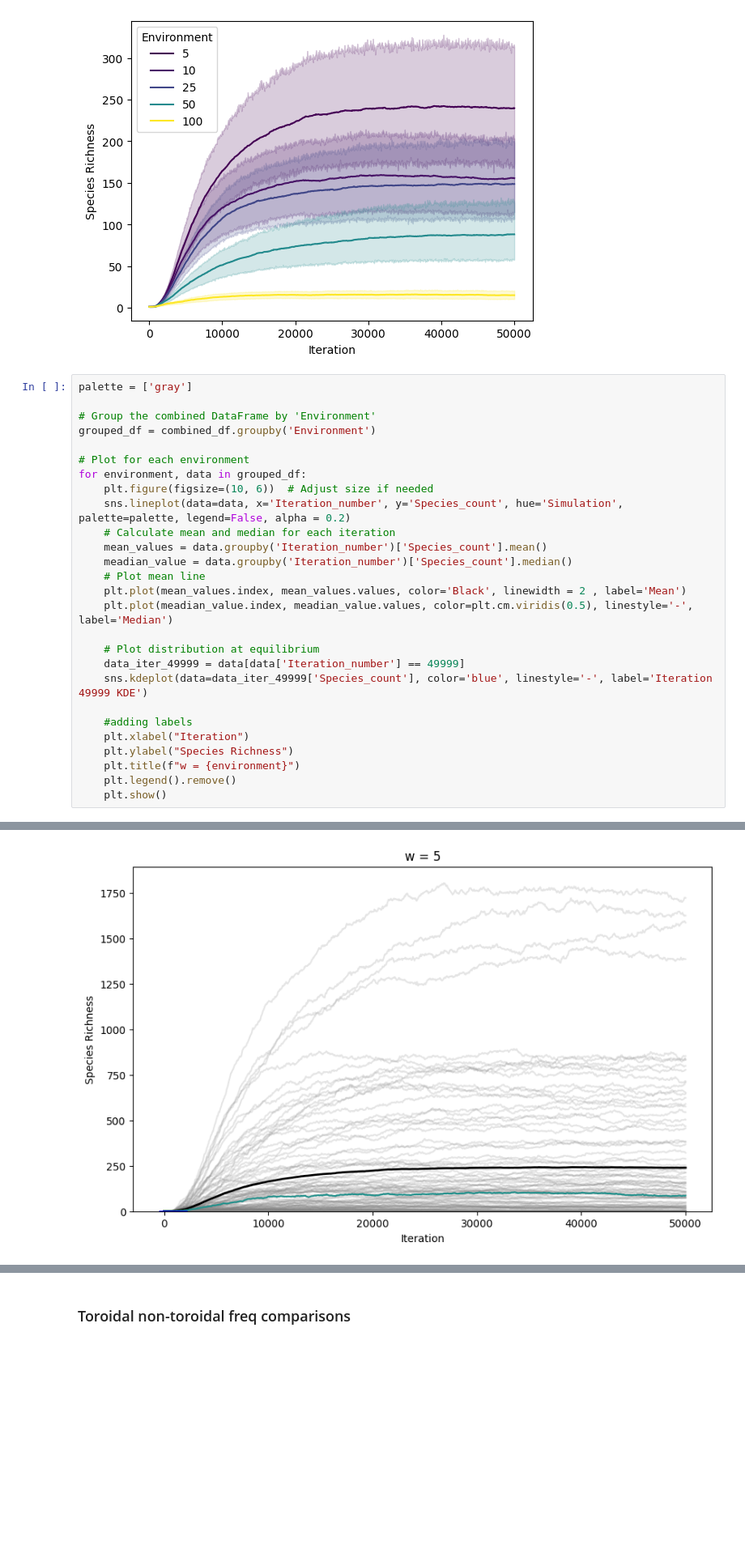
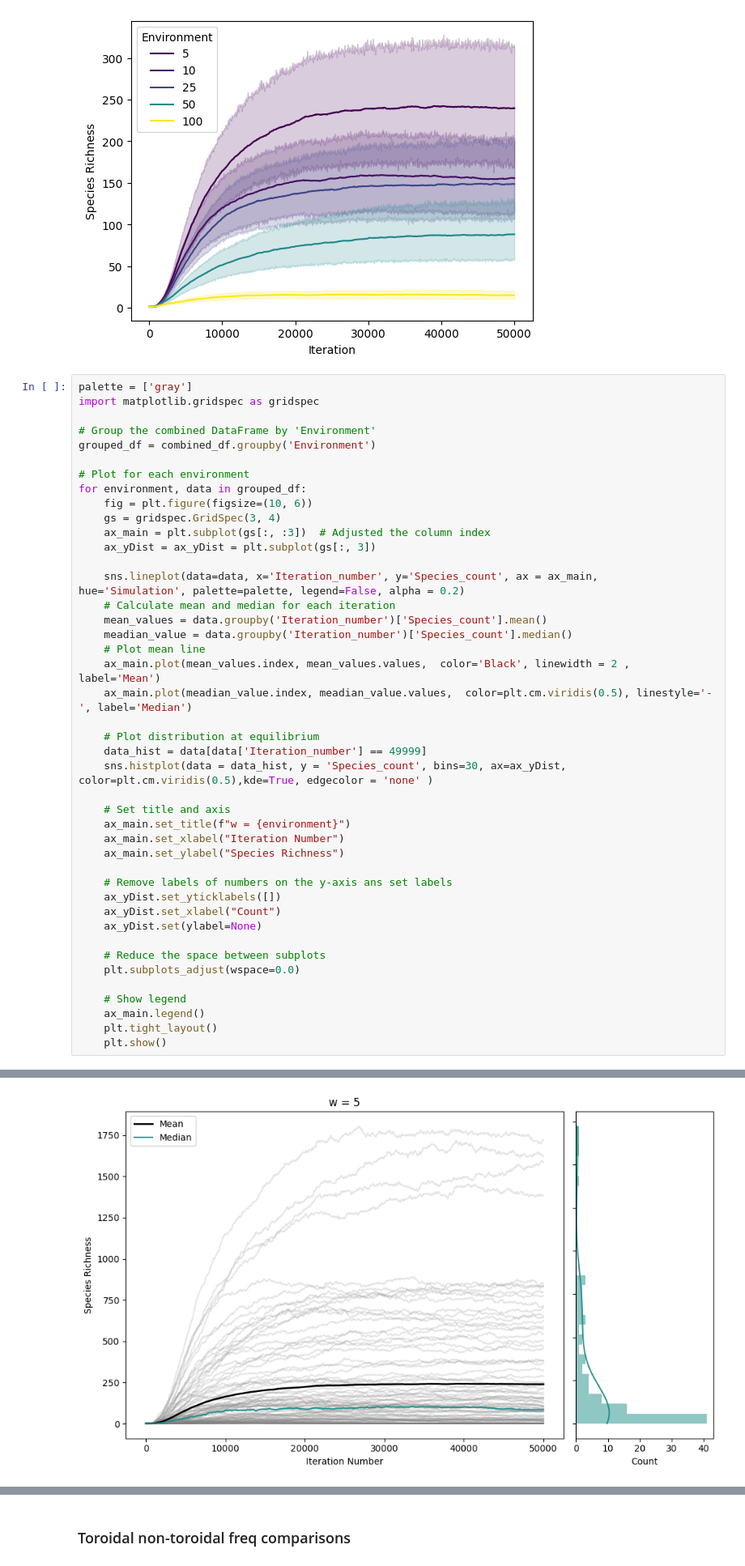
Before and after one commit to giuliabernardinieco/revosim-simulations, a Jupyter notebook: batches-results.ipynb, the cells around one changed output, grey strips where cells are left out. Shown at 81% size. Cells and saved outputs as stored; diff of their text form; blank space fills up the shorter version.

Commit message:
new charts and code re-structure

```diff
--- a/batches-results.ipynb
+++ b/batches-results.ipynb
@@ -76,30 +76,46 @@ plt.show
 [figure]
 # %%
 palette = ['gray']
+import matplotlib.gridspec as gridspec
 
 # Group the combined DataFrame by 'Environment'
 grouped_df = combined_df.groupby('Environment')
 
 # Plot for each environment
 for environment, data in grouped_df:
-    plt.figure(figsize=(10, 6))  # Adjust size if needed
-    sns.lineplot(data=data, x='Iteration_number', y='Species_count', hue='Simulation', palette=palette, legend=False, alpha = 0.2)
+    fig = plt.figure(figsize=(10, 6))
+    gs = gridspec.GridSpec(3, 4)
+    ax_main = plt.subplot(gs[:, :3])  # Adjusted the column index
+    ax_yDist = ax_yDist = plt.subplot(gs[:, 3])
+
+    sns.lineplot(data=data, x='Iteration_number', y='Species_count', ax = ax_main,  hue='Simulation', palette=palette, legend=False, alpha = 0.2)
     # Calculate mean and median for each iteration
     mean_values = data.groupby('Iteration_number')['Species_count'].mean()
     meadian_value = data.groupby('Iteration_number')['Species_count'].median()
     # Plot mean line
-    plt.plot(mean_values.index, mean_values.values, color='Black', linewidth = 2 , label='Mean')
-    plt.plot(meadian_value.index, meadian_value.values, color=plt.cm.viridis(0.5), linestyle='-', label='Median')
+    ax_main.plot(mean_values.index, mean_values.values,  color='Black', linewidth = 2 , label='Mean')
+    ax_main.plot(meadian_value.index, meadian_value.values,  color=plt.cm.viridis(0.5), linestyle='-', label='Median')
 
     # Plot distribution at equilibrium
-    data_iter_49999 = data[data['Iteration_number'] == 49999]
-    sns.kdeplot(data=data_iter_49999['Species_count'], color='blue', linestyle='-', label='Iteration 49999 KDE')
+    data_hist = data[data['Iteration_number'] == 49999]
+    sns.histplot(data = data_hist, y = 'Species_count', bins=30, ax=ax_yDist, color=plt.cm.viridis(0.5),kde=True, edgecolor = 'none' )
 
-    #adding labels
-    plt.xlabel("Iteration")
-    plt.ylabel("Species Richness")
-    plt.title(f"w = {environment}")
-    plt.legend().remove()
+    # Set title and axis
+    ax_main.set_title(f"w = {environment}")
+    ax_main.set_xlabel("Iteration Number")
+    ax_main.set_ylabel("Species Richness")
+
+    # Remove labels of numbers on the y-axis ans set labels
+    ax_yDist.set_yticklabels([])
+    ax_yDist.set_xlabel("Count")
+    ax_yDist.set(ylabel=None)
+
+    # Reduce the space between subplots
+    plt.subplots_adjust(wspace=0.0)
+
+    # Show legend
+    ax_main.legend()
+    plt.tight_layout()
     plt.show()
 # %% [output]
 The palette list has fewer values (1) than needed (100) and will cycle, which may produce an uninterpretable plot.
@@ -107,2 +123,2 @@ The palette list has fewer values (1) than needed (100) and will cycle, which ma
-[figure, old version]
+[figure, new version]
 The palette list has fewer values (1) than needed (100) and will cycle, which may produce an uninterpretable plot.
```
Also changed, not shown: parts of 11 cells of this notebook.
